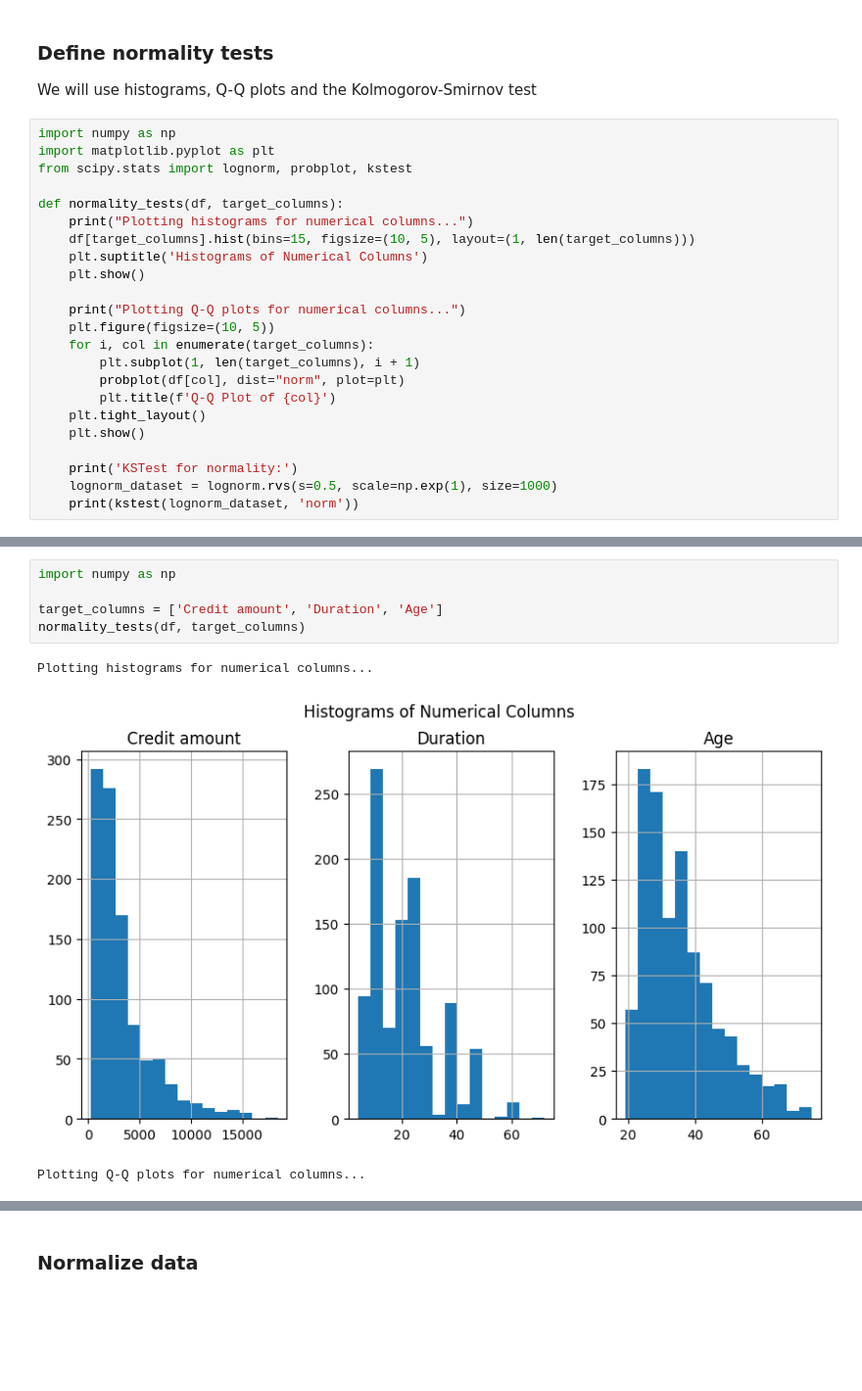
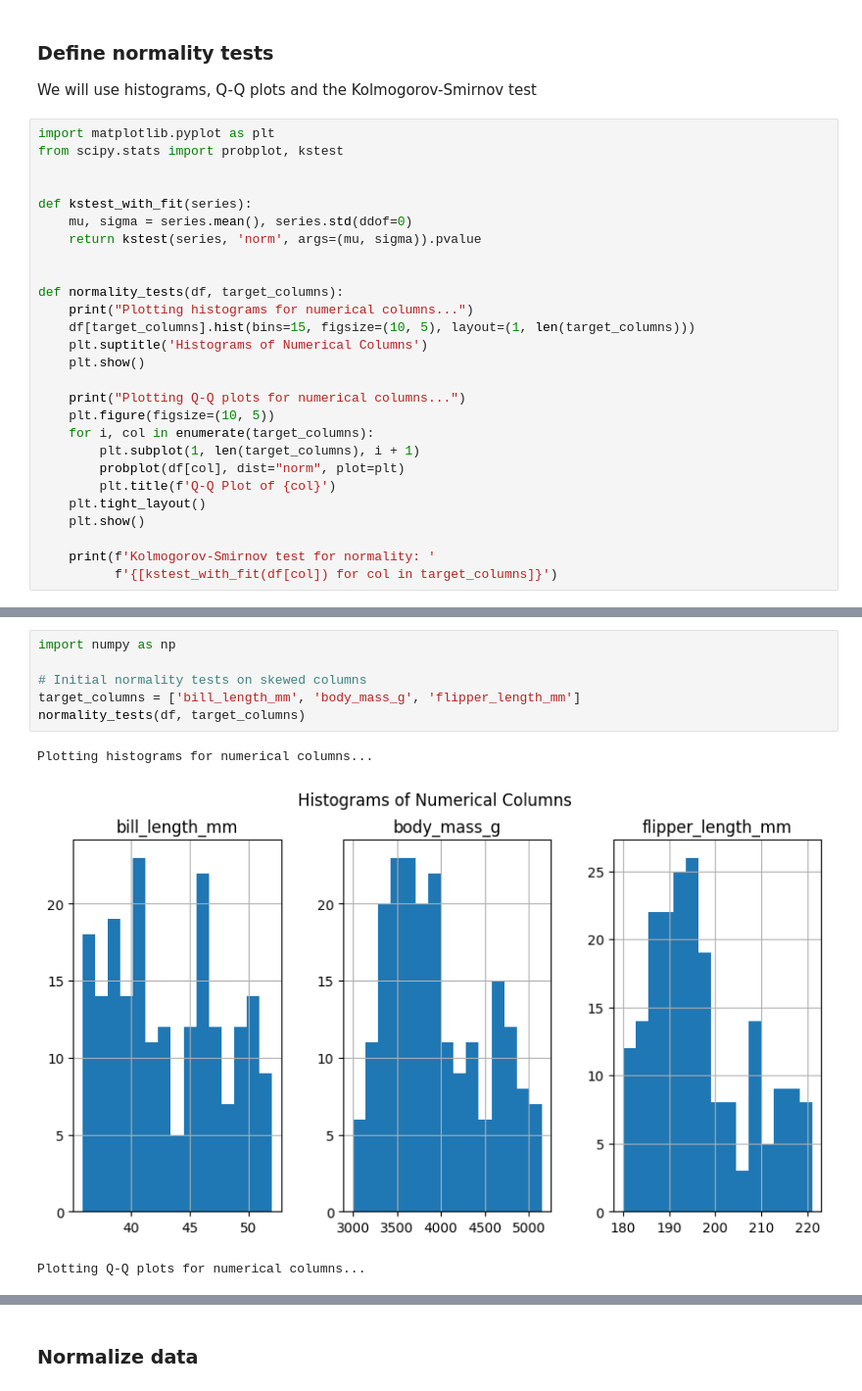
Before and after one commit to rojikaru/labs, a Jupyter notebook: grade-3.1/modelling-and-analytics/Lab 1.ipynb, the cells around one changed output, grey strips where cells are left out. Shown at 98% size. Cells and saved outputs as stored; diff of their text form; blank space fills up the shorter version.

```diff
--- a/grade-3.1/modelling-and-analytics/Lab 1.ipynb
+++ b/grade-3.1/modelling-and-analytics/Lab 1.ipynb
@@ -58,9 +68,14 @@ None
 ### Define normality tests
 We will use histograms, Q-Q plots and the Kolmogorov-Smirnov test
 # %%
-import numpy as np
 import matplotlib.pyplot as plt
-from scipy.stats import lognorm, probplot, kstest
+from scipy.stats import probplot, kstest
+
+
+def kstest_with_fit(series):
+    mu, sigma = series.mean(), series.std(ddof=0)
+    return kstest(series, 'norm', args=(mu, sigma)).pvalue
+
 
 def normality_tests(df, target_columns):
     print("Plotting histograms for numerical columns...")
@@ -77,7 +92,6 @@ def normality_tests(df, target_columns):
     plt.tight_layout()
     plt.show()
 
-    print('KSTest for normality:')
-    lognorm_dataset = lognorm.rvs(s=0.5, scale=np.exp(1), size=1000)
-    print(kstest(lognorm_dataset, 'norm'))
+    print(f'Kolmogorov-Smirnov test for normality: '
+          f'{[kstest_with_fit(df[col]) for col in target_columns]}')
 # %% [markdown]
@@ -86,9 +100,10 @@ Try to normalize the data using different methods. Which one works best?
 # %%
 import numpy as np
 
-target_columns = ['Credit amount', 'Duration', 'Age']
+# Initial normality tests on skewed columns
+target_columns = ['bill_length_mm', 'body_mass_g', 'flipper_length_mm']
 normality_tests(df, target_columns)
 # %% [output]
 Plotting histograms for numerical columns...
-[figure, old version]
+[figure, new version]
 Plotting Q-Q plots for numerical columns...
```
Also changed, not shown: parts of 6 cells of this notebook.
